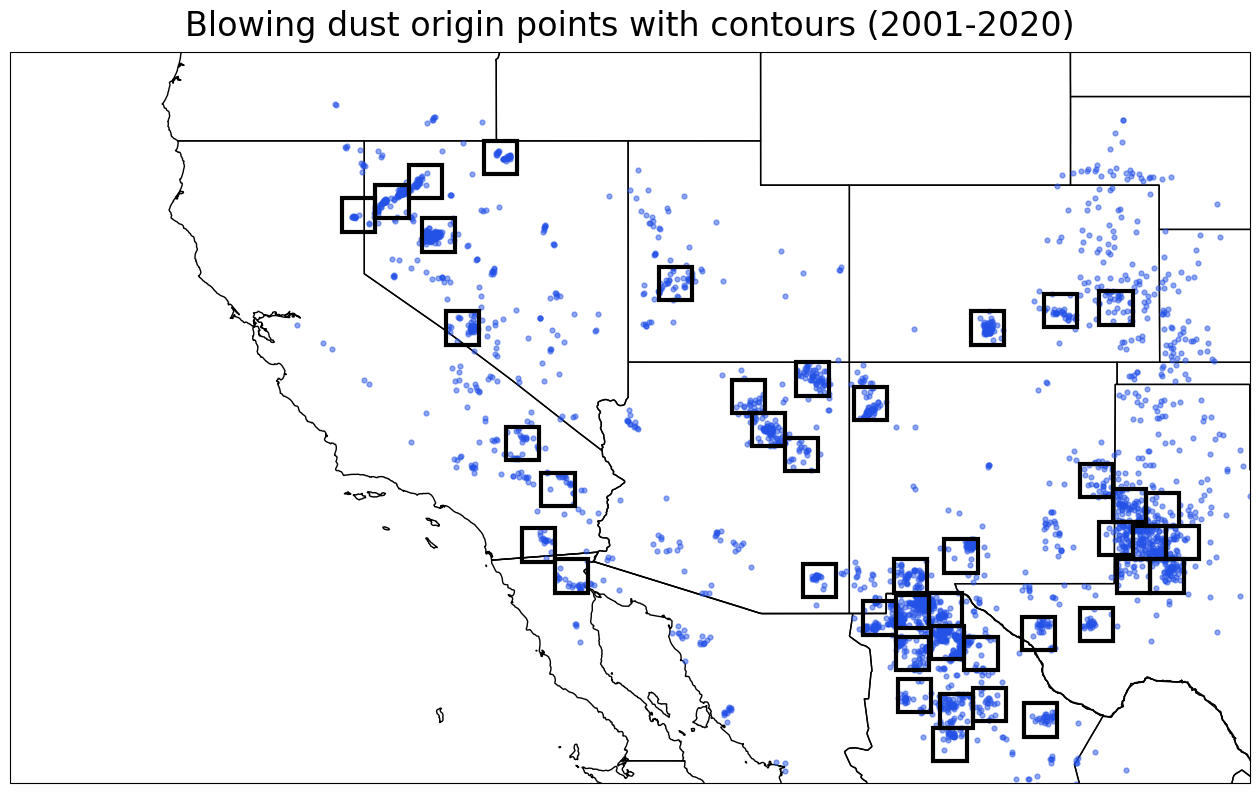
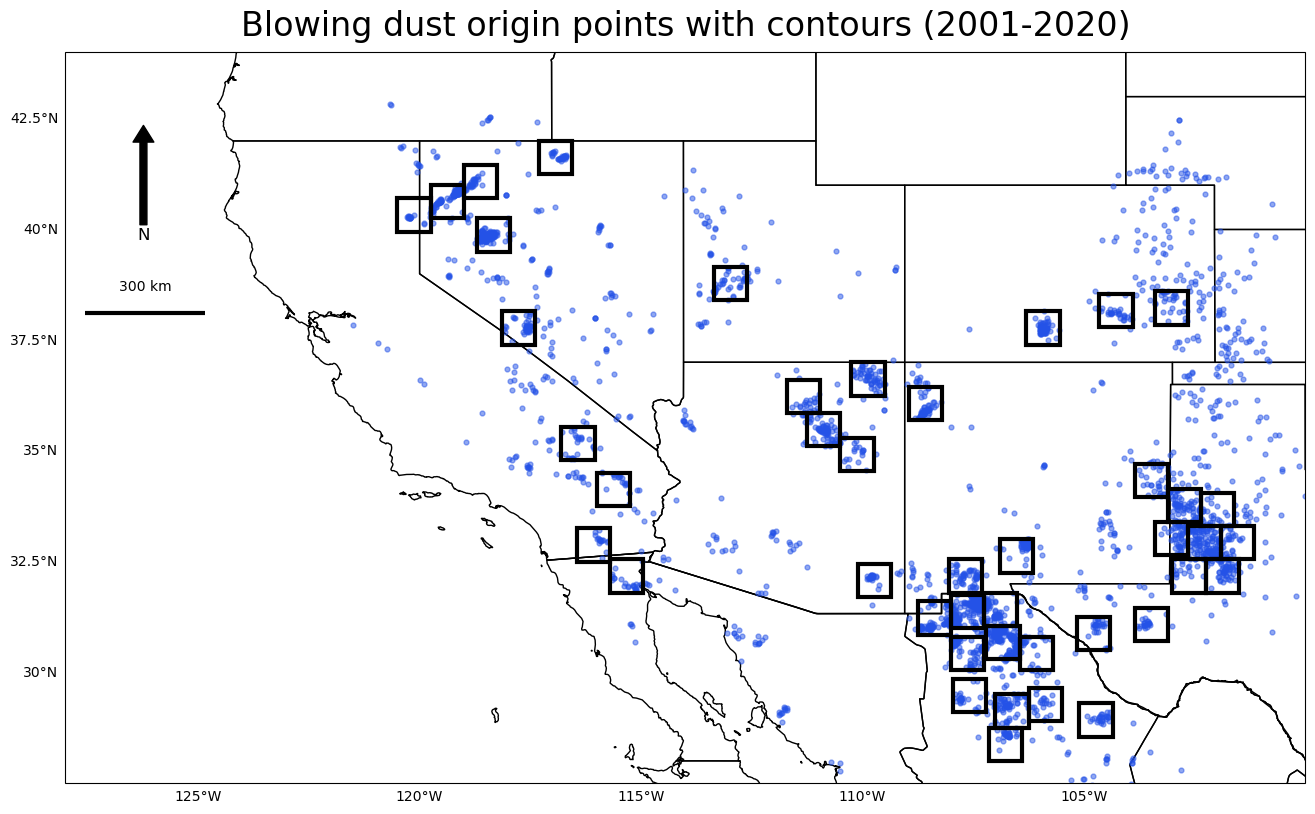
Code edit (unified diff) that turned the first committed figure into the second:
--- before
+++ after
@@ -16,4 +16,6 @@
 
 add_squares_to_plot(ax, color="black")
+add_north_arrow(ax)
+add_scale_bar(ax)
 
 ax.set_title("Blowing dust origin points with contours (2001-2020)", fontsize=24, pad=12)
@@ -27,4 +29,7 @@
 min_lat, max_lat, min_lon, max_lon = common_functions._get_coords_for_region(location_name)
 ax.set_extent([min_lon, max_lon, min_lat, max_lat], crs=ccrs.PlateCarree())
+gl = ax.gridlines(draw_labels=True, linewidth=0, color='gray', alpha=0.7)
+gl.top_labels = False
+gl.right_labels = False
 
 plt.savefig(f"plots/0_dust_points_contours.png",

Commit: Adding north, scale, coordinates to maps